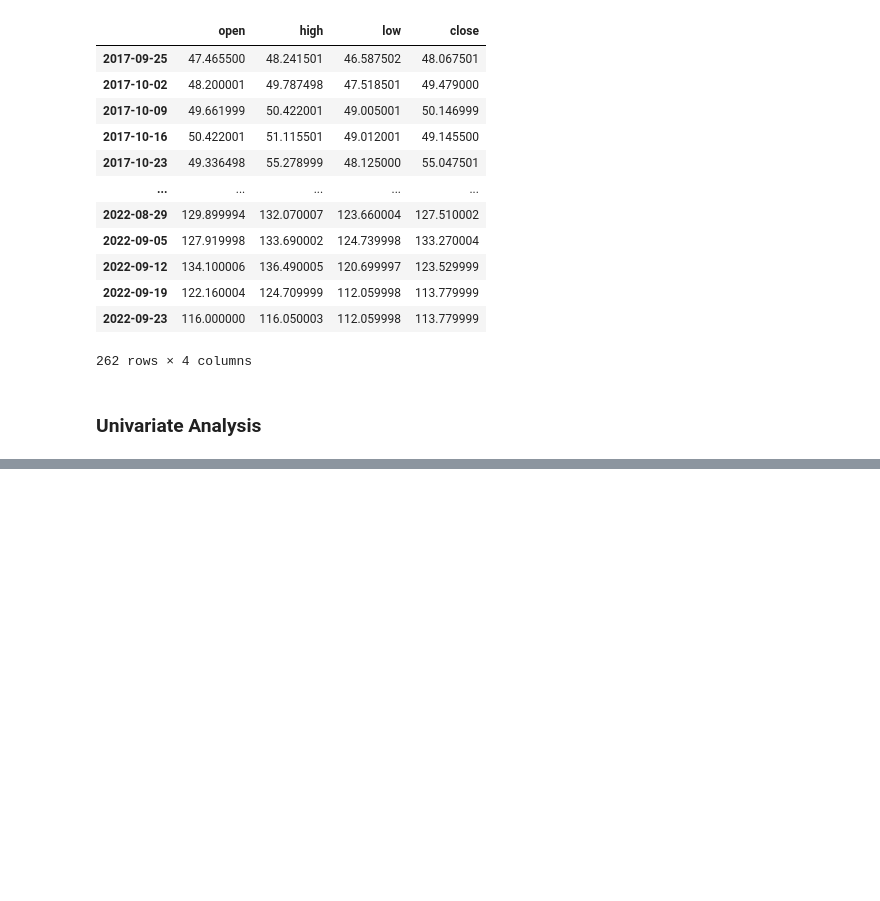
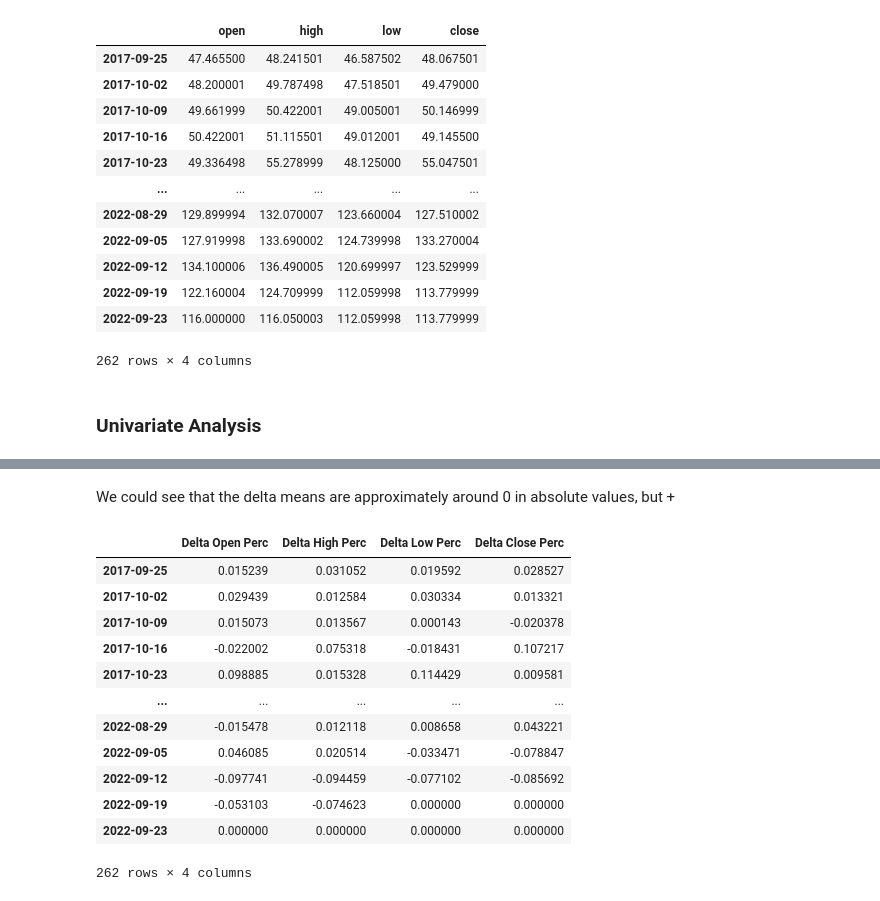
Before and after one commit to Nil-Andreu/forecasting-app, a Jupyter notebook: injestion/injestion/01. Yahoo Finance API.ipynb, the cells around one changed output, grey strips where cells are left out. Drawn from its saved outputs; the diff is of its cells as text; code cells hidden in the pictures; blank space fills up the shorter version.

```diff
--- a/injestion/injestion/01. Yahoo Finance API.ipynb
+++ b/injestion/injestion/01. Yahoo Finance API.ipynb
@@ -169,0 +222,22 @@ def clean_outliers_z_score(df, threshold):
+# %% [markdown]
+We could see that the delta means are approximately around 0 in absolute values, but +
+# %%
+# Next thing to do, is to make an univariate and bivariate analysis
+delta_prices_perc = (prices_amazon_cleaned.shift(-1) - prices_amazon_cleaned) / prices_amazon_cleaned.shift(-1)
+delta_prices_perc = delta_prices_perc.fillna(0)
+delta_prices_perc.columns = ["Delta Open Perc", "Delta High Perc", "Delta Low Perc", "Delta Close Perc"]
+delta_prices_perc
+# %% [output]
+|  | Delta Open Perc | Delta High Perc | Delta Low Perc | Delta Close Perc |
+| 2017-09-25 | 0.015239 | 0.031052 | 0.019592 | 0.028527 |
+| 2017-10-02 | 0.029439 | 0.012584 | 0.030334 | 0.013321 |
+| 2017-10-09 | 0.015073 | 0.013567 | 0.000143 | -0.020378 |
+| 2017-10-16 | -0.022002 | 0.075318 | -0.018431 | 0.107217 |
+| 2017-10-23 | 0.098885 | 0.015328 | 0.114429 | 0.009581 |
+| ... | ... | ... | ... | ... |
+| 2022-08-29 | -0.015478 | 0.012118 | 0.008658 | 0.043221 |
+| 2022-09-05 | 0.046085 | 0.020514 | -0.033471 | -0.078847 |
+| 2022-09-12 | -0.097741 | -0.094459 | -0.077102 | -0.085692 |
+| 2022-09-19 | -0.053103 | -0.074623 | 0.000000 | 0.000000 |
+| 2022-09-23 | 0.000000 | 0.000000 | 0.000000 | 0.000000 |
+262 rows × 4 columns
```
Also changed, not shown: parts of 6 cells of this notebook.
